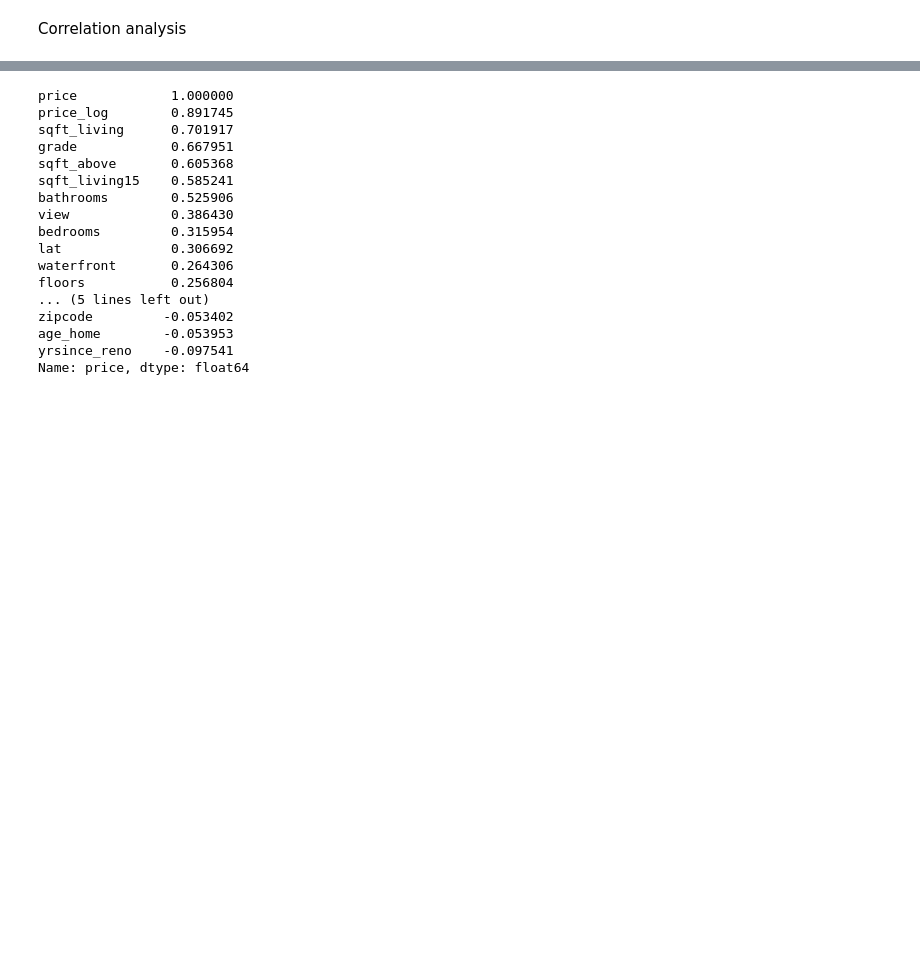
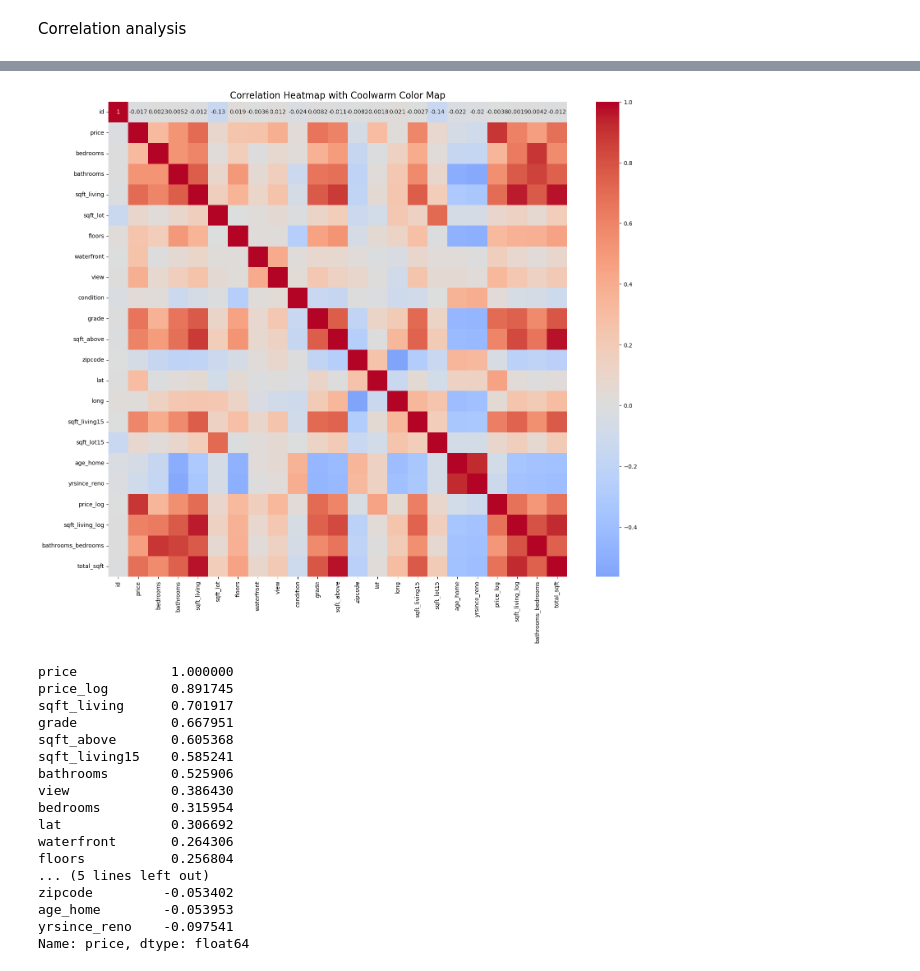
Before and after one commit to Bennie-Kibet/Phase-2-project, a Jupyter notebook: Work/Victor2.ipynb, the cells around one changed output, grey strips where cells are left out. Cells and saved outputs as stored; diff of their text form; code cells hidden in the pictures; blank space fills up the shorter version.

```diff
--- a/Work/Victor2.ipynb
+++ b/Work/Victor2.ipynb
@@ -509,3 +512,12 @@ plt.show()
+# %%
+correlation = df.corr()
+#plotting the covariance matrix on a heatmap
+plt.figure(figsize=(18, 15))
+sns.heatmap(corr, center=0, annot=True, cmap='coolwarm');  # Added 'cmap' argument for coolwarm color map
+plt.title('Correlation Heatmap with Coolwarm Color Map', fontsize=16)
+plt.show()
+# %% [output]
+[figure, added]
 # %%
 price_correlations = correlation_matrix['price'].sort_values(ascending=False)
 print(price_correlations)
```
Also changed, not shown: parts of 66 cells of this notebook.
